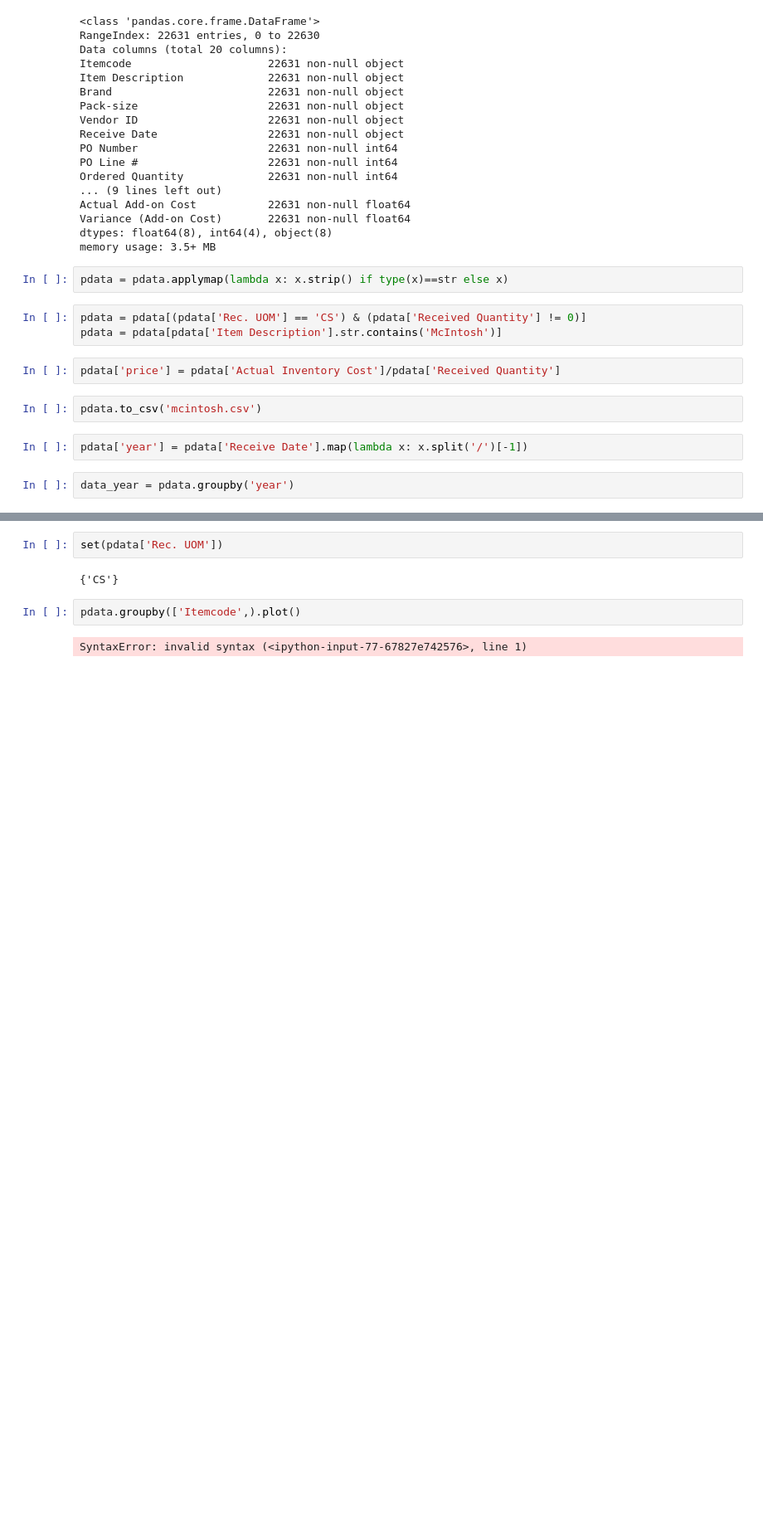
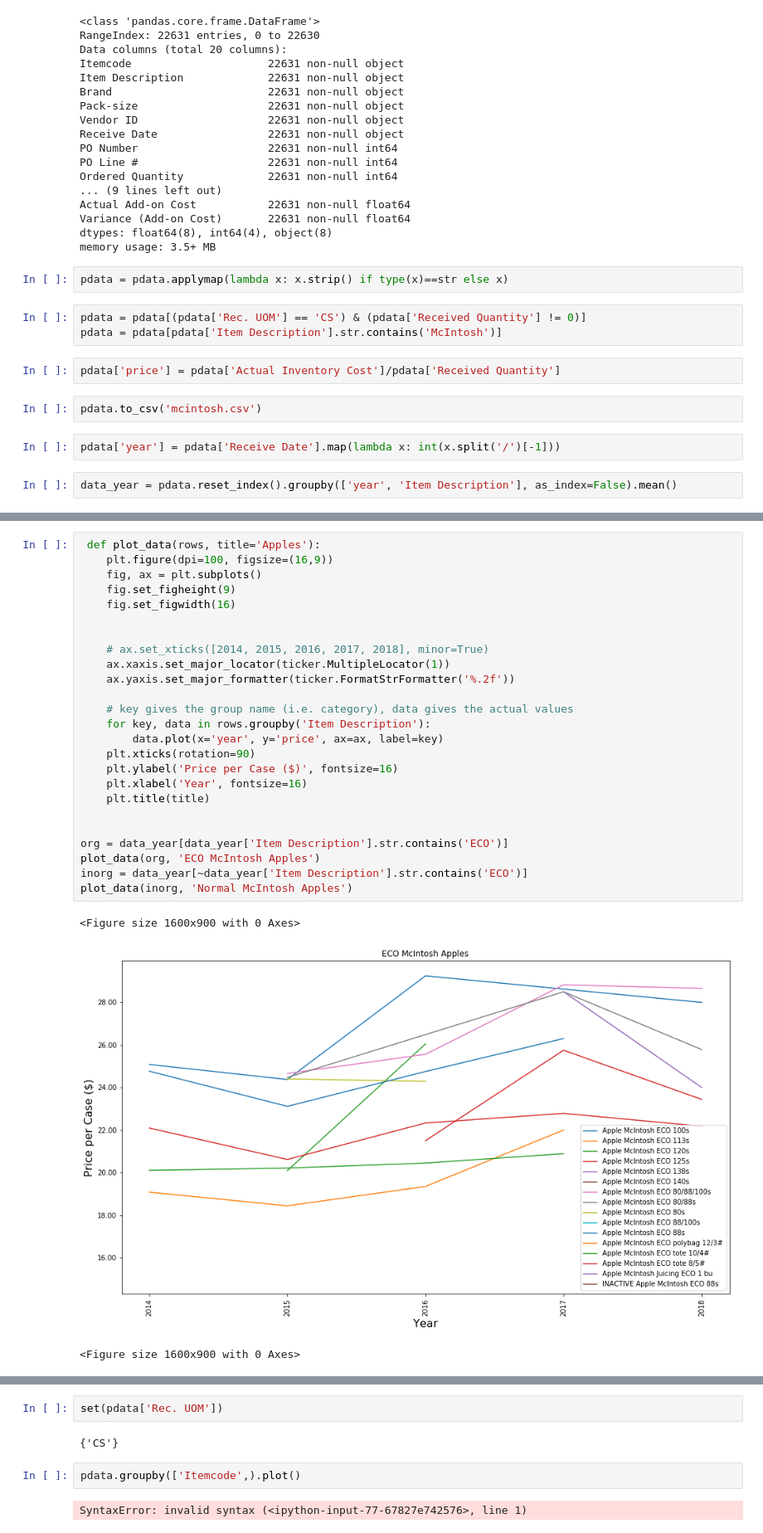
Before and after one commit to cbonoz/bostonfood18, a Jupyter notebook: RedTomato.ipynb, the cells around one changed output, grey strips where cells are left out. Shown at 83% size. Drawn from its saved outputs; the diff is of its cells as text; blank space fills up the shorter version.

```diff
--- a/RedTomato.ipynb
+++ b/RedTomato.ipynb
@@ -149,8 +149,8 @@ pdata['price'] = pdata['Actual Inventory Cost']/pdata['Received Quantity']
 # %%
 pdata.to_csv('mcintosh.csv')
 # %%
-pdata['year'] = pdata['Receive Date'].map(lambda x: x.split('/')[-1])
+pdata['year'] = pdata['Receive Date'].map(lambda x: int(x.split('/')[-1]))
 # %%
-data_year = pdata.groupby('year')
+data_year = pdata.reset_index().groupby(['year', 'Item Description'], as_index=False).mean()
 # %%
 # data_year[:]
@@ -158,0 +176,29 @@ data_year = pdata.groupby('year')
+# %%
+ def plot_data(rows, title='Apples'):
+    plt.figure(dpi=100, figsize=(16,9))
+    fig, ax = plt.subplots()
+    fig.set_figheight(9)
+    fig.set_figwidth(16)
+
+
+    # ax.set_xticks([2014, 2015, 2016, 2017, 2018], minor=True)
+    ax.xaxis.set_major_locator(ticker.MultipleLocator(1))
+    ax.yaxis.set_major_formatter(ticker.FormatStrFormatter('%.2f'))
+
+    # key gives the group name (i.e. category), data gives the actual values
+    for key, data in rows.groupby('Item Description'):
+        data.plot(x='year', y='price', ax=ax, label=key)
+    plt.xticks(rotation=90)
+    plt.ylabel('Price per Case ($)', fontsize=16)
+    plt.xlabel('Year', fontsize=16)
+    plt.title(title)
+
+
+org = data_year[data_year['Item Description'].str.contains('ECO')]
+plot_data(org, 'ECO McIntosh Apples')
+inorg = data_year[~data_year['Item Description'].str.contains('ECO')]
+plot_data(inorg, 'Normal McIntosh Apples')
+# %% [output]
+<Figure size 1600x900 with 0 Axes>
+[figure, added]
+<Figure size 1600x900 with 0 Axes>
```
Also changed, not shown: parts of 4 cells of this notebook, 7 other files.
